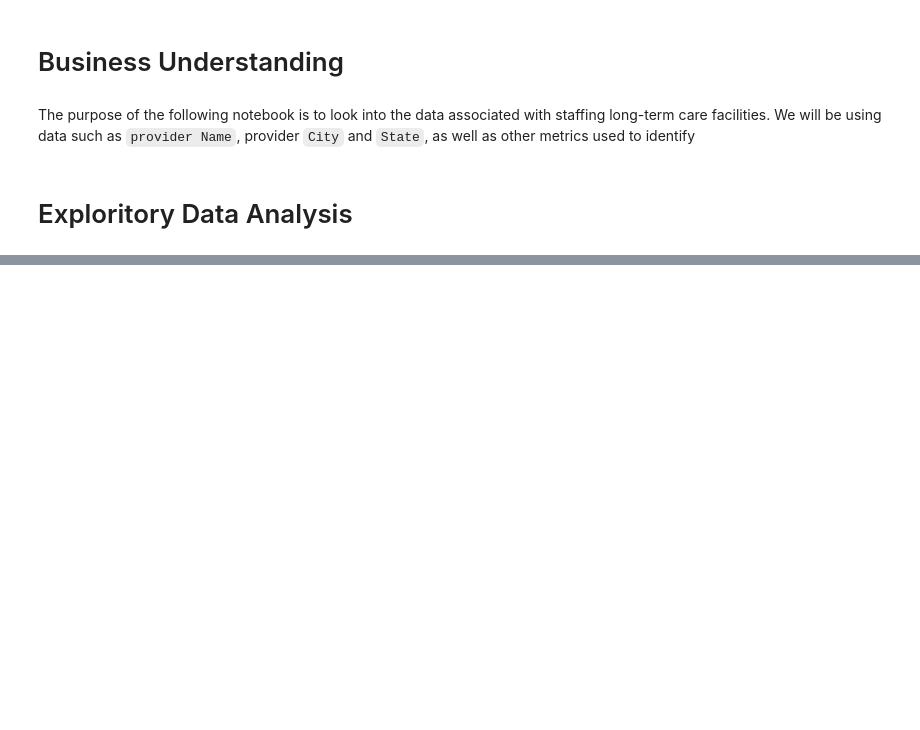
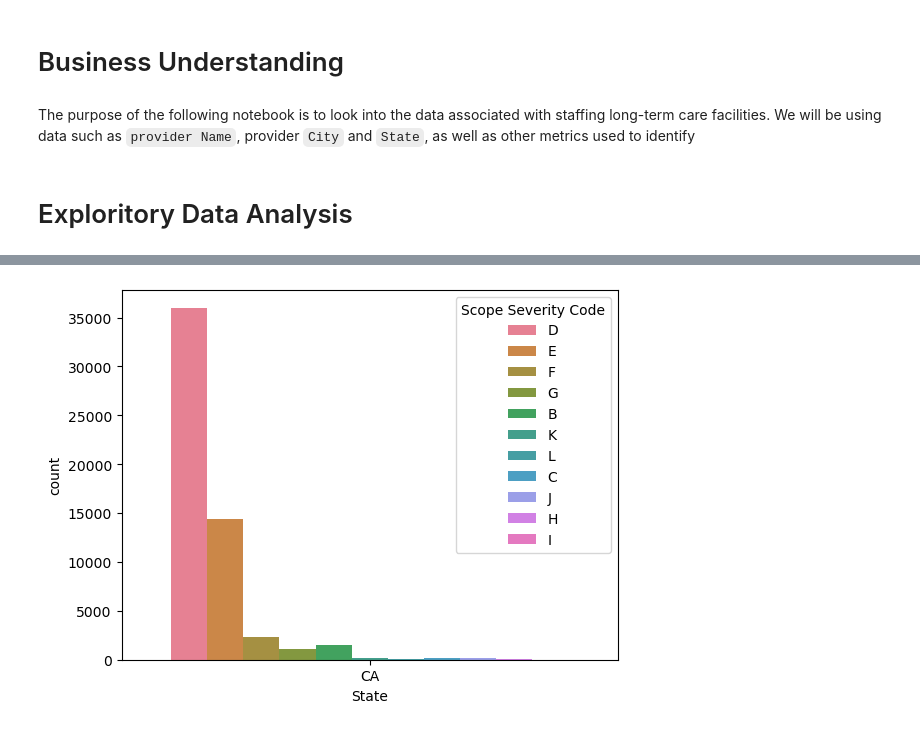
Before and after one commit to Djohnson1313/cms_data_exercise, a Jupyter notebook: cms_data_exercise.ipynb, the cells around one changed output, grey strips where cells are left out. Cells and saved outputs as stored; diff of their text form; code cells hidden in the pictures; blank space fills up the shorter version.

```diff
--- a/cms_data_exercise.ipynb
+++ b/cms_data_exercise.ipynb
@@ -162,0 +105,7 @@ df3['Inspection Cycle'].value_counts()
+# %%
+fig, ax = plt.subplots()
+cal_df = west_states.loc[west_states['State'] == 'CA']
+sns.countplot(data = cal_df, x = 'State', hue = 'Scope Severity Code')
+plt.show();
+# %% [output]
+[figure, added]
```
Also changed, not shown: parts of 31 cells of this notebook, 1 other file.
